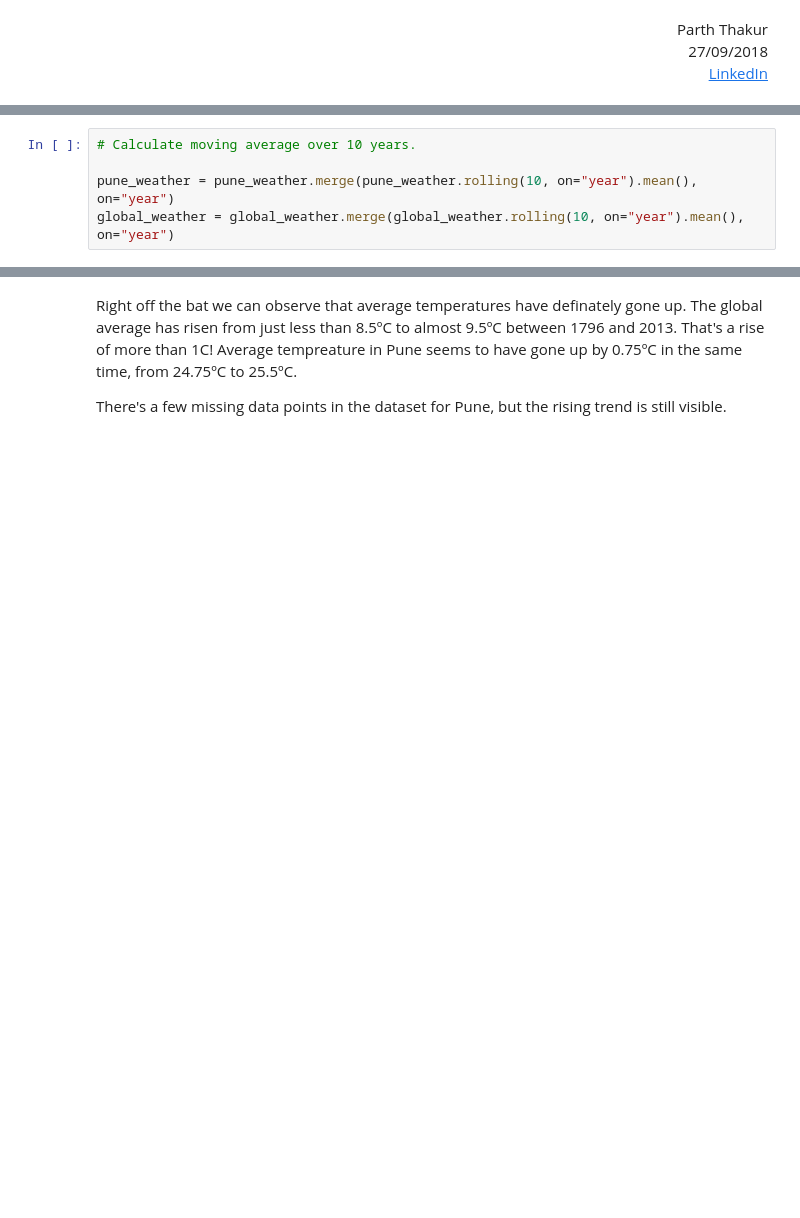
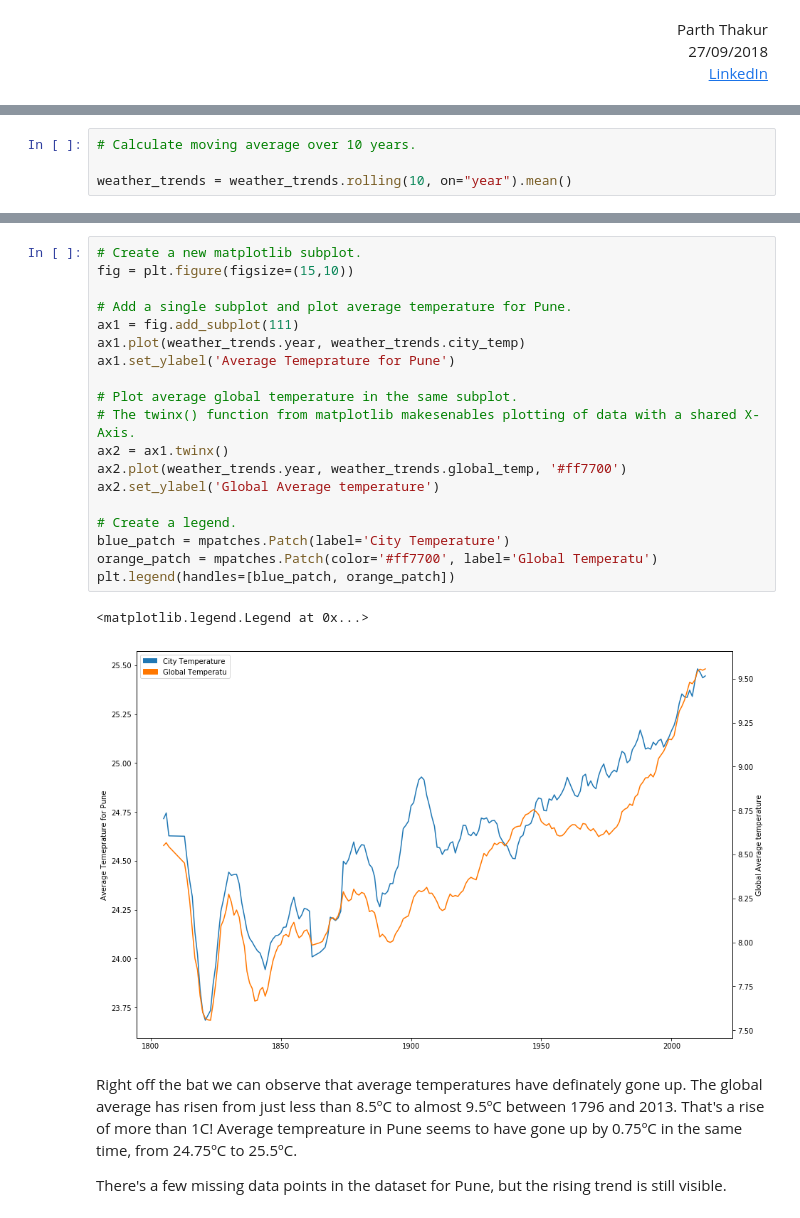
Before and after one commit to ParthThakur/Exploring-Weather-Trends, a Jupyter notebook: Explore Weather Trends.ipynb, the cells around one changed output, grey strips where cells are left out. Saved outputs shown, nothing was run; the diff lists cells and outputs as text; blank space fills up the shorter version.

Commit message:
plot data with dual y-axis

```diff
--- a/Explore Weather Trends.ipynb
+++ b/Explore Weather Trends.ipynb
@@ -31,5 +31,4 @@ pune_weather.head()
 # %%
 # Calculate moving average over 10 years.
 
-pune_weather = pune_weather.merge(pune_weather.rolling(10, on="year").mean(), on="year")
-global_weather = global_weather.merge(global_weather.rolling(10, on="year").mean(), on="year")
+weather_trends = weather_trends.rolling(10, on="year").mean()
@@ -105,3 +49,25 @@ Text(0.06,0.5,'Temperature [°C]')
+# %%
+# Create a new matplotlib subplot.
+fig = plt.figure(figsize=(15,10))
+
+# Add a single subplot and plot average temperature for Pune.
+ax1 = fig.add_subplot(111)
+ax1.plot(weather_trends.year, weather_trends.city_temp)
+ax1.set_ylabel('Average Temeprature for Pune')
+
+# Plot average global temperature in the same subplot.
+# The twinx() function from matplotlib makesenables plotting of data with a shared X-Axis.
+ax2 = ax1.twinx()
+ax2.plot(weather_trends.year, weather_trends.global_temp, '#ff7700')
+ax2.set_ylabel('Global Average temperature')
+
+# Create a legend.
+blue_patch = mpatches.Patch(label='City Temperature')
+orange_patch = mpatches.Patch(color='#ff7700', label='Global Temperatu')
+plt.legend(handles=[blue_patch, orange_patch])
+# %% [output]
+<matplotlib.legend.Legend at 0x...>
+[figure, added]
 # %% [markdown]
 Right off the bat we can observe that average temperatures have definately gone up. The global average has risen from just less than 8.5ºC to almost 9.5ºC between 1796 and 2013. That's a rise of more than 1C! Average tempreature in Pune seems to have gone up by 0.75ºC in the same time, from 24.75ºC to 25.5ºC.
 
```
Also changed, not shown: parts of 9 cells of this notebook, 1 other file.
